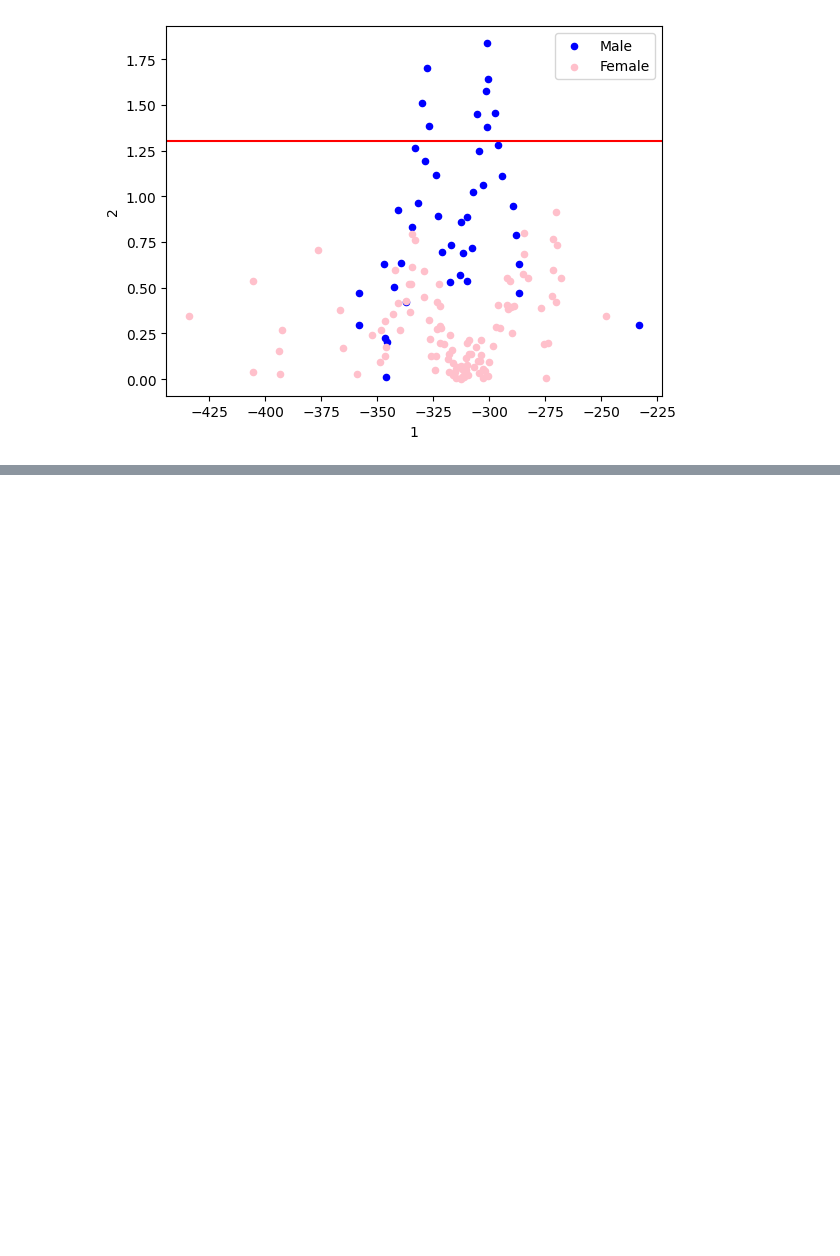
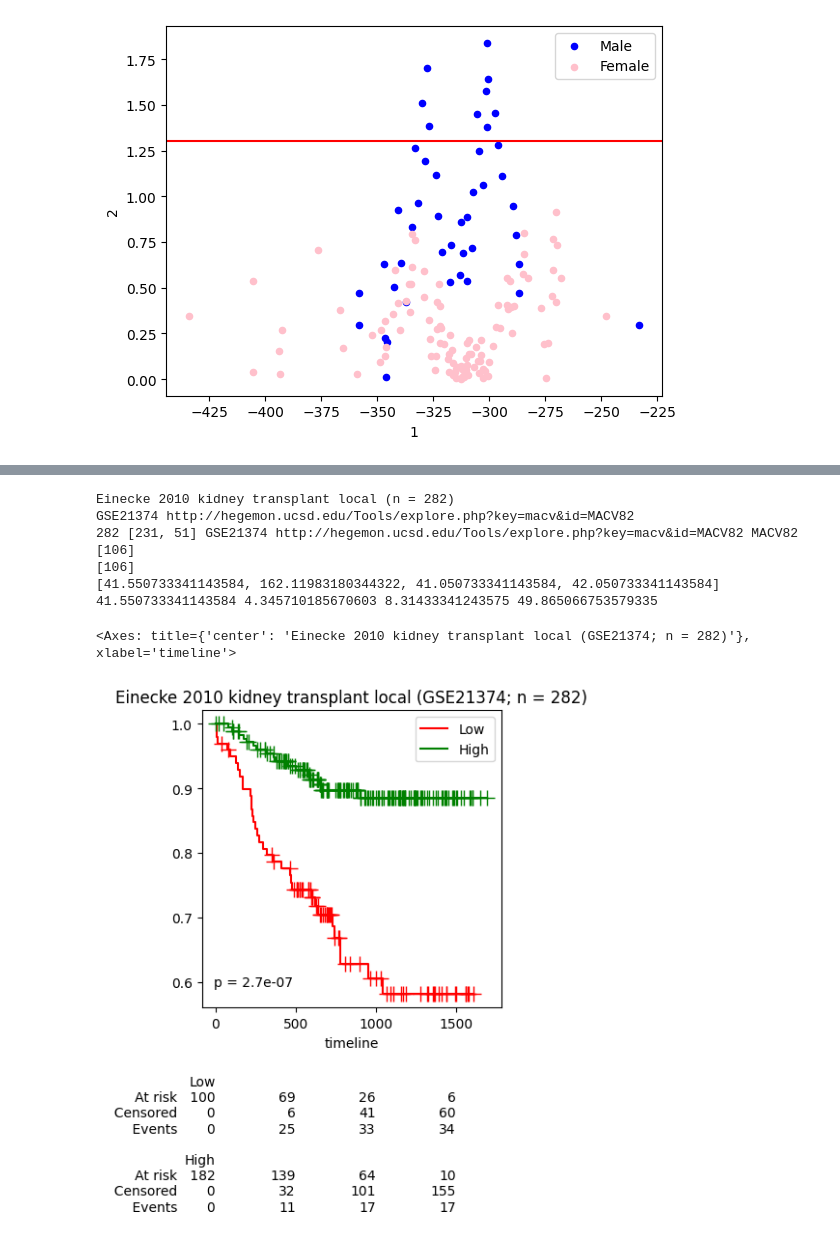
Before and after one commit to sahoo00/BoNE, a Jupyter notebook: SMaRT/Figure4.ipynb, the cells around one changed output, grey strips where cells are left out. Saved outputs shown, nothing was run; the diff lists cells and outputs as text; code cells hidden in the pictures; blank space fills up the shorter version.

```diff
--- a/SMaRT/Figure4.ipynb
+++ b/SMaRT/Figure4.ipynb
@@ -338,0 +690,12 @@ GSE65218 MACV120.2
+# %%
+figure4e()
+# %% [output]
+Einecke 2010 kidney transplant local (n = 282)
+GSE21374 http://hegemon.ucsd.edu/Tools/explore.php?key=macv&id=MACV82
+282 [231, 51] GSE21374 http://hegemon.ucsd.edu/Tools/explore.php?key=macv&id=MACV82 MACV82
+[106]
+[106]
+[41.550733341143584, 162.11983180344322, 41.050733341143584, 42.050733341143584]
+41.550733341143584 4.345710185670603 8.31433341243575 49.865066753579335
+<Axes: title={'center': 'Einecke 2010 kidney transplant local (GSE21374; n = 282)'}, xlabel='timeline'>
+[figure, added]
```
Also changed, not shown: parts of 10 cells of this notebook, 2 other files.
